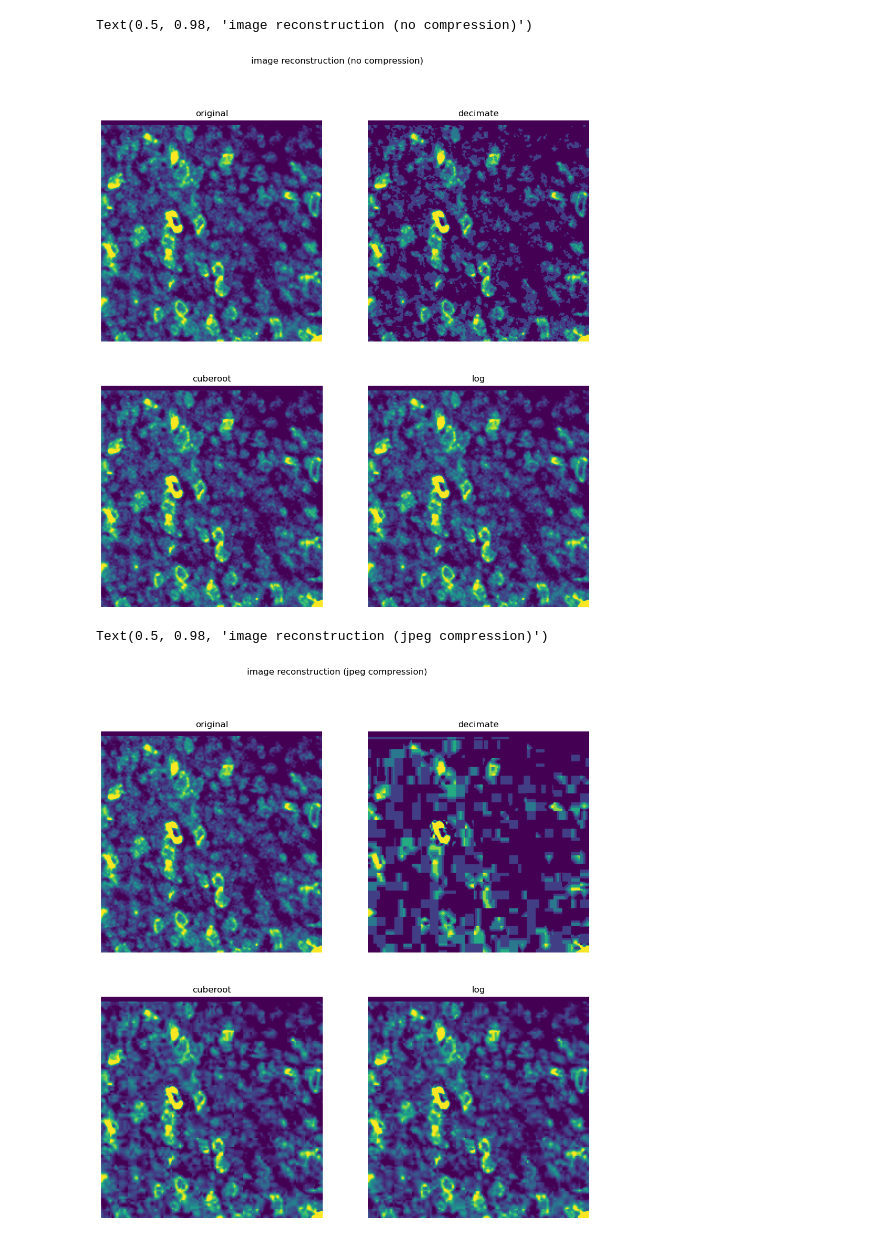
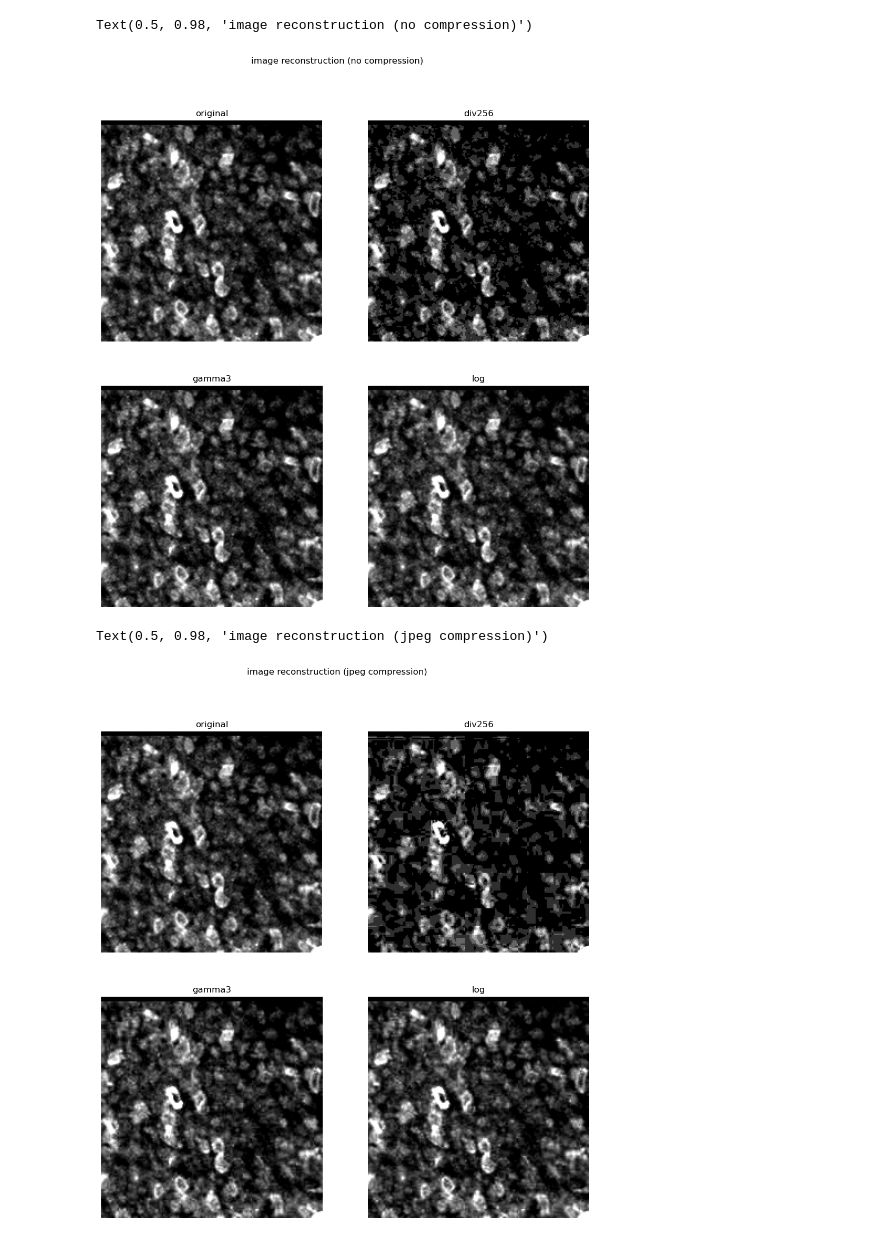
Before and after one commit to jmuhlich/zz_scripts, a Jupyter notebook: minerva jpeg transfer encodings.ipynb, the cells around one changed output. Saved outputs shown, nothing was run; the diff lists cells and outputs as text; code cells hidden in the pictures.

```diff
--- a/minerva jpeg transfer encodings.ipynb
+++ b/minerva jpeg transfer encodings.ipynb
@@ -57,9 +58,9 @@ fig, axs = plt.subplots(1, 2, figsize=(12, 5))
 xmaxs = [65536, 1000]
 exts = ['', ' (low range)']
 for ax, xmax, title_ext in zip(axs, xmaxs, exts):
-    ax.plot(roundtrip_decimate(irange[:xmax]), lw=1, label='decimate')
-    ax.plot(roundtrip_cuberoot(irange[:xmax]), lw=1, label='cuberoot')
-    ax.plot(roundtrip_log(irange[:xmax]), lw=1, label='log')
+    ax.plot(roundtrip_div256(irange[:xmax]), lw=0.5, label='div256')
+    ax.plot(roundtrip_gamma3(irange[:xmax]), lw=0.5, label='gamma3')
+    ax.plot(roundtrip_log(irange[:xmax]), lw=0.5, label='log')
     ax.legend()
     ax.set_xlabel('original uint16')
     ax.set_ylabel('reconstructed uint16')
@@ -69,18 +70,18 @@ for ax, xmax, title_ext in zip(axs, xmaxs, exts):
 # %%
 def compute_re(i, d):
     with np.errstate(divide='ignore', invalid='ignore'):
-        return i.astype(float) / d
+        return (d.astype(float) - i) / i
 # %%
 fig, axs = plt.subplots(2, 1, figsize=(12, 12))
 xmaxs = [65535, 1000]
 exts = ['', ' (low range)']
 for ax, xmax, title_ext in zip(axs, xmaxs, exts):
-    ax.plot(compute_re(irange[:xmax], roundtrip_decimate(irange[:xmax])), lw=1, alpha=0.5, label='decimate')
-    ax.plot(compute_re(irange[:xmax], roundtrip_cuberoot(irange[:xmax])), lw=1, alpha=0.5, label='cuberoot')
+    ax.plot(compute_re(irange[:xmax], roundtrip_div256(irange[:xmax])), lw=1, alpha=0.5, label='div256')
+    ax.plot(compute_re(irange[:xmax], roundtrip_gamma3(irange[:xmax])), lw=1, alpha=0.5, label='gamma3')
     ax.plot(compute_re(irange[:xmax], roundtrip_log(irange[:xmax])), lw=1, alpha=0.5, label='log')
     ax.legend()
     ax.set_xlabel('uint16')
-    ax.set_ylabel('original / reconstructed')
+    ax.set_ylabel('(reconstructed - original) / original')
     ax.set_title('reconstruction error' + title_ext)
 # %% [output]
 [drawing not drawn]
@@ -104,25 +105,25 @@ icrop = img[7, 0:200, 200:400]
 %config InlineBackend.figure_format = 'png'
 # %%
 fig, axs = plt.subplots(2, 2, figsize=(12, 12))
-fns = [roundtrip_noop, roundtrip_decimate, roundtrip_cuberoot, roundtrip_log]
-labels = ['original', 'decimate', 'cuberoot', 'log']
+fns = [roundtrip_noop, roundtrip_div256, roundtrip_gamma3, roundtrip_log]
+labels = ['original', 'div256', 'gamma3', 'log']
 for ax, fn, label in zip(axs.ravel(), fns, labels):
-    ax.imshow(fn(icrop), vmin=800, vmax=2000)
+    ax.imshow(fn(icrop), cmap='gray', vmin=800, vmax=2000)
     ax.set_title(label)
     ax.set_axis_off()
 fig.suptitle('image reconstruction (no compression)')
 # %% [output]
 Text(0.5, 0.98, 'image reconstruction (no compression)')
-[figure, old version]
+[figure, new version]
 # %%
 fig, axs = plt.subplots(2, 2, figsize=(12, 12))
-fns = [roundtrip_noop, roundtrip_jpeg_decimate, roundtrip_jpeg_cuberoot, roundtrip_jpeg_log]
-labels = ['original', 'decimate', 'cuberoot', 'log']
+fns = [roundtrip_noop, roundtrip_jpeg_div256, roundtrip_jpeg_gamma3, roundtrip_jpeg_log]
+labels = ['original', 'div256', 'gamma3', 'log']
 for ax, fn, label in zip(axs.ravel(), fns, labels):
-    ax.imshow(fn(icrop), vmin=800, vmax=2000)
+    ax.imshow(fn(icrop), cmap='gray', vmin=800, vmax=2000)
     ax.set_title(label)
     ax.set_axis_off()
 fig.suptitle('image reconstruction (jpeg compression)')
 # %% [output]
 Text(0.5, 0.98, 'image reconstruction (jpeg compression)')
-[figure, old version]
+[figure, new version]
```
Also changed, not shown: parts of 3 cells of this notebook.
